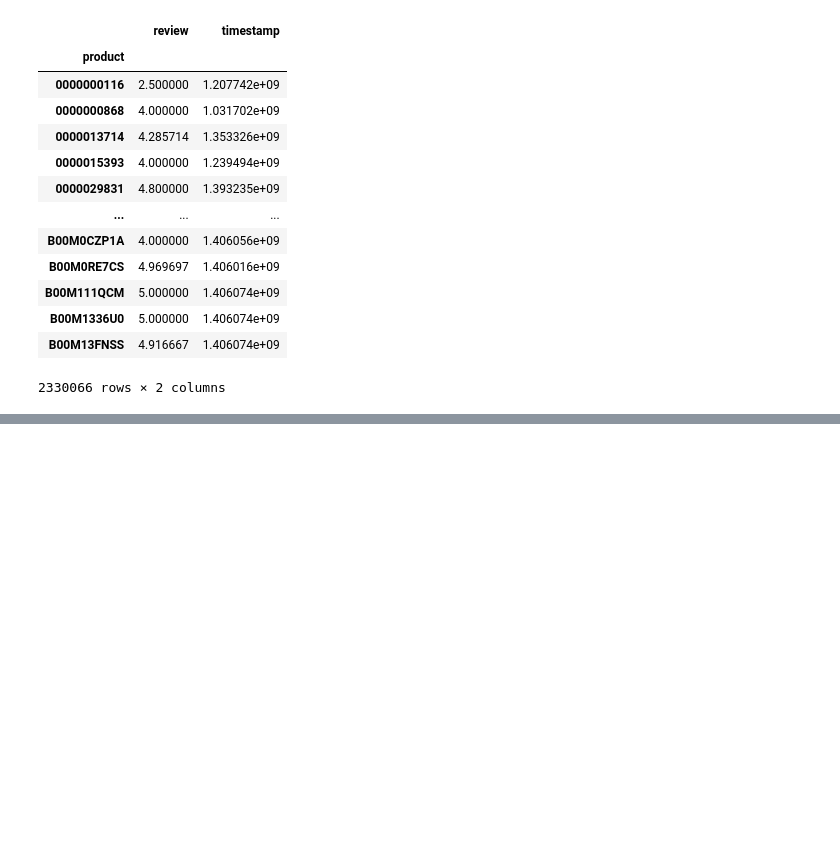
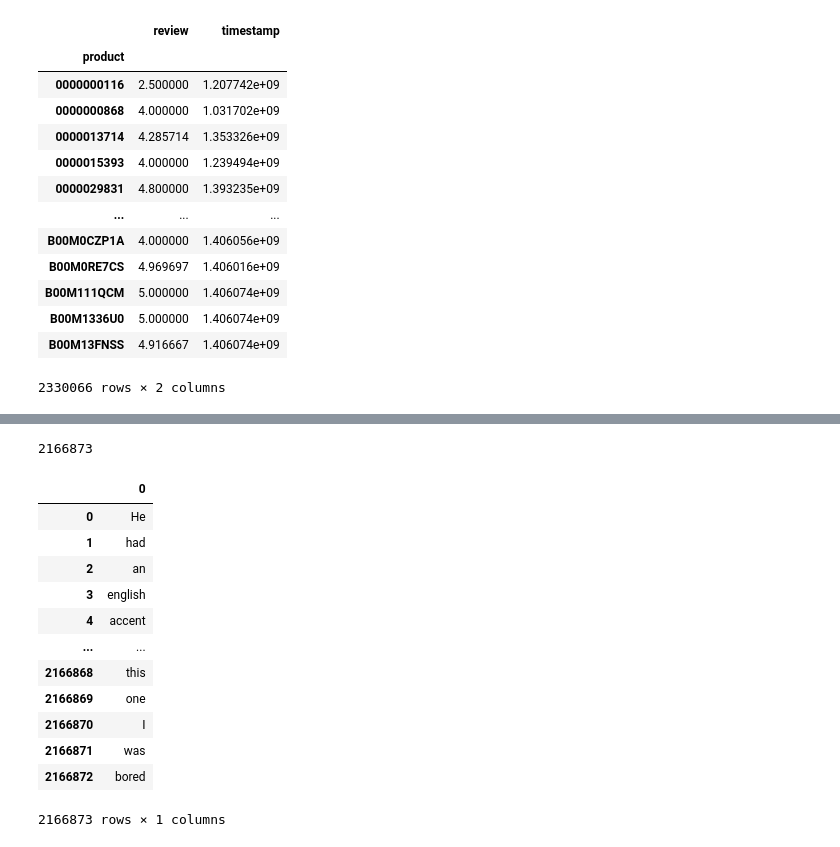
Before and after one commit to JoshSniderman/Merge, a Jupyter notebook: AmazonBooks.ipynb, the cells around one changed output, grey strips where cells are left out. Saved outputs shown, nothing was run; the diff lists cells and outputs as text; code cells hidden in the pictures; blank space fills up the shorter version.

```diff
--- a/AmazonBooks.ipynb
+++ b/AmazonBooks.ipynb
@@ -97,0 +136,28 @@ title_book.mean()
+# %%
+word_list = []
+for review in kindle_1["reviewText"]:
+    review_replace = test_review.replace(".", "")
+    word_split = review.split(" ")
+    for word in word_split:
+        word_list.append(word)
+
+len(word_list)
+# %% [output]
+2166873
+# %%
+word_df = pd.DataFrame(word_list)
+word_df
+# %% [output]
+|  | 0 |
+| 0 | He |
+| 1 | had |
+| 2 | an |
+| 3 | english |
+| 4 | accent |
+| ... | ... |
+| 2166868 | this |
+| 2166869 | one |
+| 2166870 | I |
+| 2166871 | was |
+| 2166872 | bored |
+2166873 rows × 1 columns
```
Also changed, not shown: parts of 4 cells of this notebook, 1 other file.
